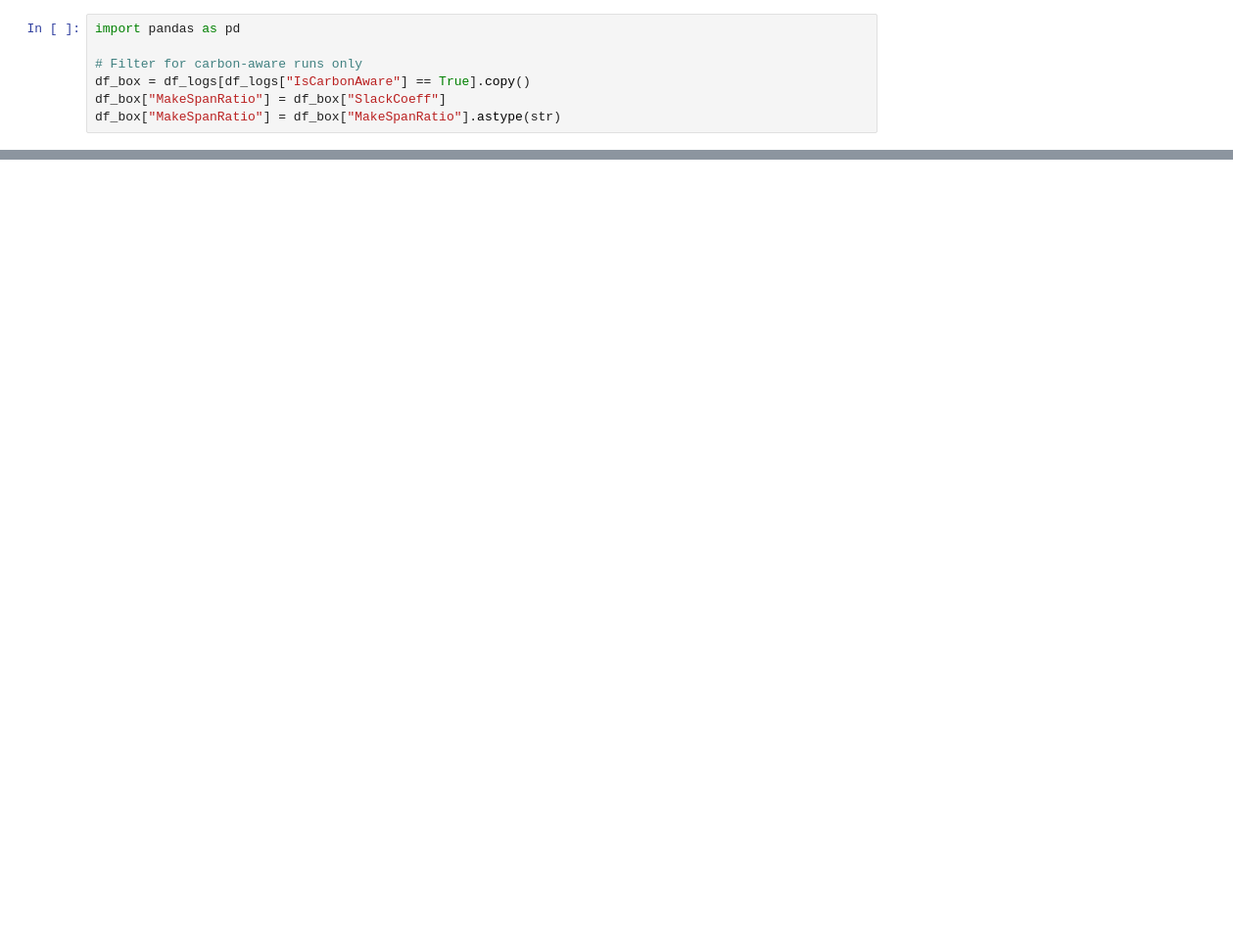
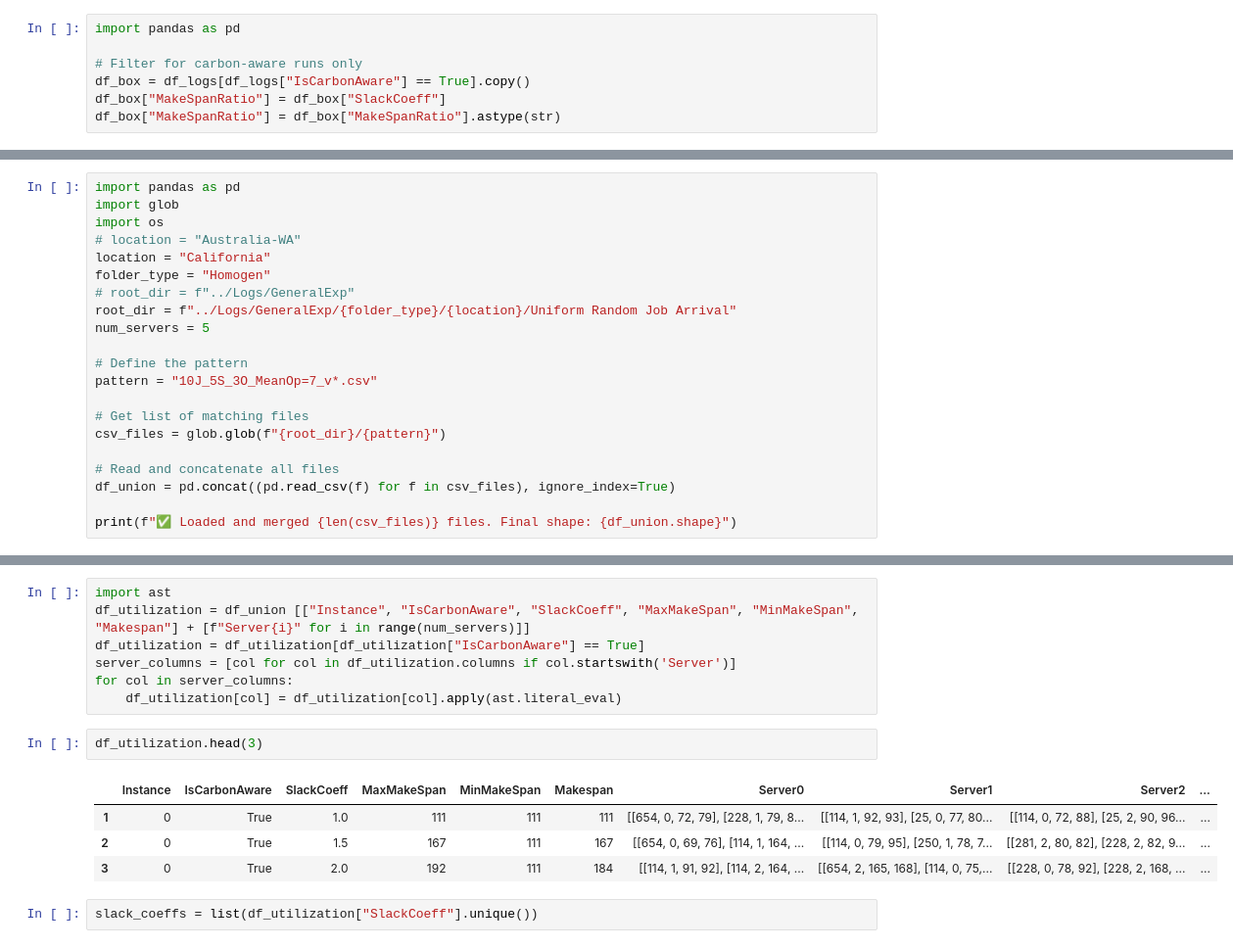
Before and after one commit to rbostandoust/GreenSys26-DAG, a Jupyter notebook: Plot/PlotCode.ipynb, the cells around one changed output, grey strips where cells are left out. Shown at 98% size. Drawn from its saved outputs; the diff is of its cells as text; blank space fills up the shorter version.

```diff
--- a/Plot/PlotCode.ipynb
+++ b/Plot/PlotCode.ipynb
@@ -239,0 +352,21 @@ plt.show()
+# %%
+import pandas as pd
+import glob
+import os
+# location = "Australia-WA"
+location = "California"
+folder_type = "Homogen"
+# root_dir = f"../Logs/GeneralExp"
+root_dir = f"../Logs/GeneralExp/{folder_type}/{location}/Uniform Random Job Arrival"
+num_servers = 5
+
+# Define the pattern
+pattern = "10J_5S_3O_MeanOp=7_v*.csv"
+
+# Get list of matching files
+csv_files = glob.glob(f"{root_dir}/{pattern}")
+
+# Read and concatenate all files
+df_union = pd.concat((pd.read_csv(f) for f in csv_files), ignore_index=True)
+
+print(f"✅ Loaded and merged {len(csv_files)} files. Final shape: {df_union.shape}")
@@ -239,0 +382,16 @@ plt.show()
+# %%
+import ast
+df_utilization = df_union [["Instance", "IsCarbonAware", "SlackCoeff", "MaxMakeSpan", "MinMakeSpan", "Makespan"] + [f"Server{i}" for i in range(num_servers)]]
+df_utilization = df_utilization[df_utilization["IsCarbonAware"] == True]
+server_columns = [col for col in df_utilization.columns if col.startswith('Server')]
+for col in server_columns:
+    df_utilization[col] = df_utilization[col].apply(ast.literal_eval)
+# %%
+df_utilization.head(3)
+# %% [output]
+|  | Instance | IsCarbonAware | SlackCoeff | MaxMakeSpan | MinMakeSpan | Makespan | Server0 | Server1 | Server2 | ... |
+| 1 | 0 | True | 1.0 | 111 | 111 | 111 | [[654, 0, 72, 79], [228, 1, 79, 8... | [[114, 1, 92, 93], [25, 0, 77, 80... | [[114, 0, 72, 88], [25, 2, 90, 96... | ... |
+| 2 | 0 | True | 1.5 | 167 | 111 | 167 | [[654, 0, 69, 76], [114, 1, 164, ... | [[114, 0, 79, 95], [250, 1, 78, 7... | [[281, 2, 80, 82], [228, 2, 82, 9... | ... |
+| 3 | 0 | True | 2.0 | 192 | 111 | 184 | [[114, 1, 91, 92], [114, 2, 164, ... | [[654, 2, 165, 168], [114, 0, 75,... | [[228, 0, 78, 92], [228, 2, 168, ... | ... |
+# %%
+slack_coeffs = list(df_utilization["SlackCoeff"].unique())
```
Also changed, not shown: parts of 22 cells of this notebook, 7 other files.
